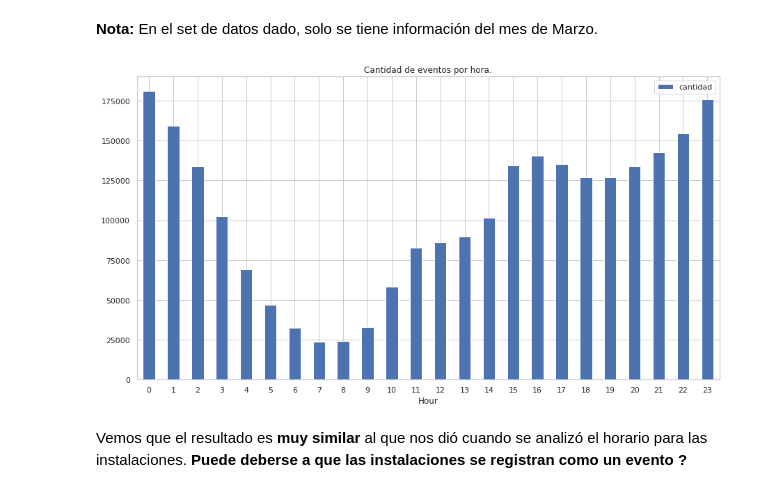
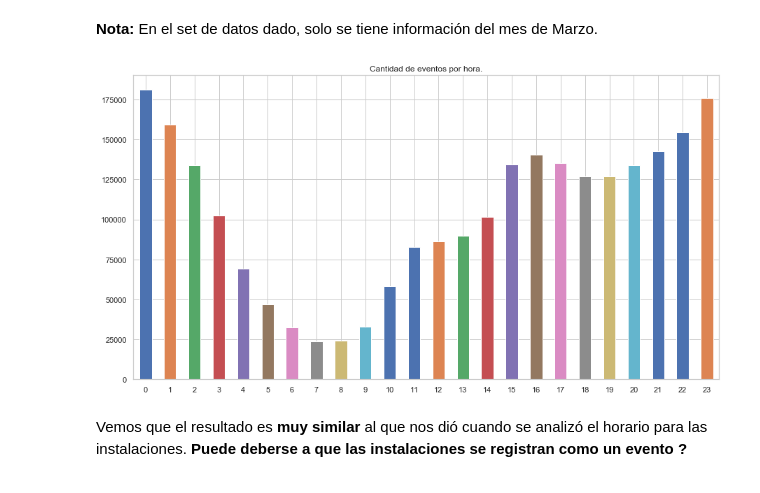
Before and after one commit to alepenaa94/Datos_2019, a Jupyter notebook: Notebook/TP1_Análisis Exploratorio.ipynb, the cells around one changed output. Saved outputs shown, nothing was run; the diff lists cells and outputs as text; code cells hidden in the pictures.

```diff
--- a/Notebook/TP1_Análisis Exploratorio.ipynb
+++ b/Notebook/TP1_Análisis Exploratorio.ipynb
@@ -409,11 +392,11 @@ Name: Year, dtype: int64
 del events['Year']
 del events['Month']
 # %%
-events.groupby('Hour').size().reset_index(name='cantidad').set_index('Hour').plot(figsize=(15,8),kind='bar'\
+events['Hour'].value_counts().sort_index().plot(figsize=(15,8),kind='bar'\
                                                                 ,rot=0,\
                                                                 title='Cantidad de eventos por hora.');
 # %% [output]
-[figure, old version]
+[figure, new version]
 # %% [markdown]
 Vemos que el resultado es <b>muy similar</b> al que nos dió cuando se analizó el horario para las instalaciones. <b>Puede deberse a que las instalaciones se registran como un evento ?</b>
 # %% [markdown]
```
Also changed, not shown: parts of 21 cells of this notebook.
